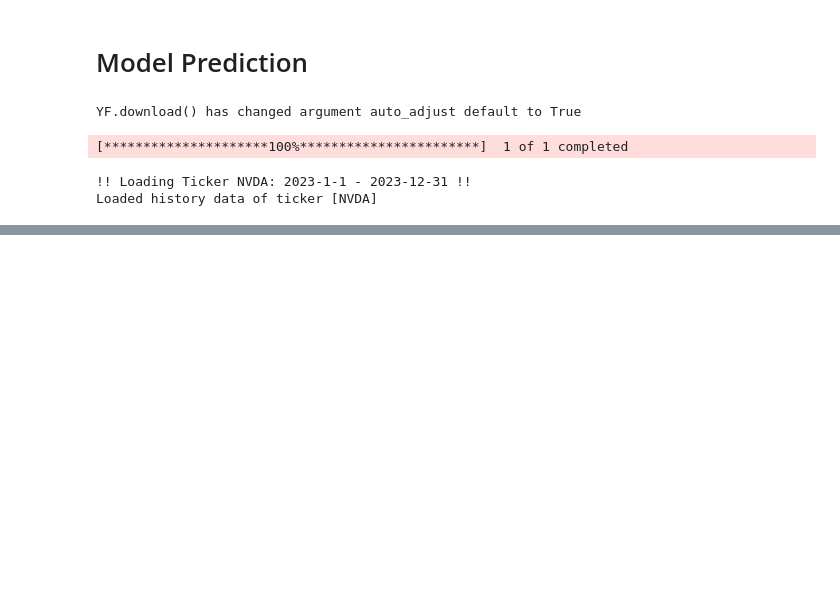
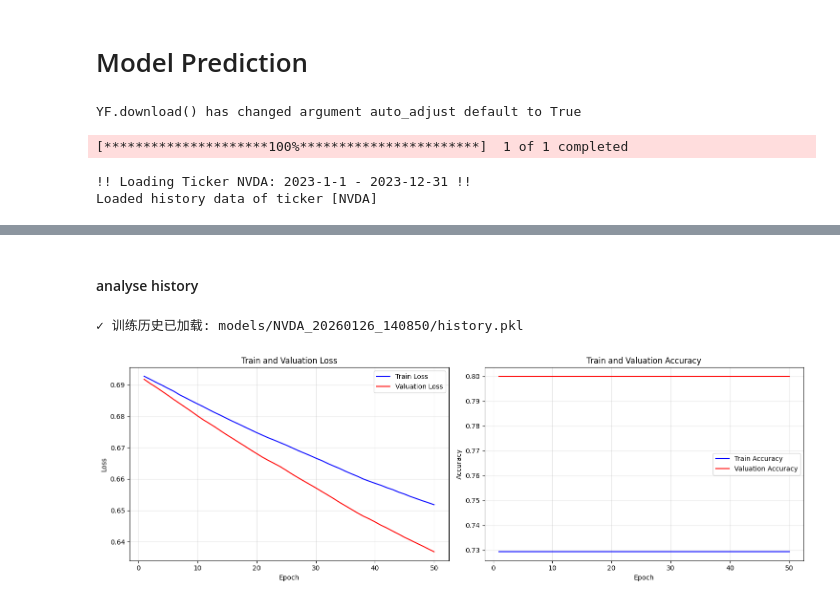
Before and after one commit to hoffmany169/stock-ai, a Jupyter notebook: predict.ipynb, the cells around one changed output, grey strips where cells are left out. Cells and saved outputs as stored; diff of their text form; code cells hidden in the pictures; blank space fills up the shorter version.

Commit message:
fix modelIO, select_stock; add train_history_anlyser;

```diff
--- a/predict.ipynb
+++ b/predict.ipynb
@@ -227,0 +46,2 @@ def visual_predict_result(predict_prices, actual_prices=None):
+# %%
+ss.train_model()
@@ -227,0 +69,7 @@ def visual_predict_result(predict_prices, actual_prices=None):
+# %%
+import importlib
+import ModelIO
+from ModelIO import ModelSaverLoader
+## only one module is reload
+importlib.reload(ModelIO)
+mio = ModelSaverLoader('models', sm.ticker_symbol)
@@ -227,0 +84,13 @@ def visual_predict_result(predict_prices, actual_prices=None):
+# %%
+from stockDefine import MODEL_TRAIN_DATA
+mio.set_model_train_data(MODEL_TRAIN_DATA.model, sm.model)
+mio.set_model_train_data(MODEL_TRAIN_DATA.scaler, ss.scaler)
+mio.set_model_train_data(MODEL_TRAIN_DATA.parameters, ss.create_model_parameters())
+readme = mio.create_readme()
+mio.set_model_train_data(MODEL_TRAIN_DATA.readme, readme)
+mio.set_model_train_data(MODEL_TRAIN_DATA.train_history, ss.train_history)
+mio.set_model_train_data(MODEL_TRAIN_DATA.performance, ss.performance)
+mio.set_model_train_data(MODEL_TRAIN_DATA.model_summary, ss.get_model_summary())
+
+#print(mio._model_train_data[MODEL_TRAIN_DATA.model_summary])
+#print(mio._model_train_data[MODEL_TRAIN_DATA.train_history].history.keys())
@@ -227,0 +122,4 @@ def visual_predict_result(predict_prices, actual_prices=None):
+# %%
+mio.save_model_mode = False
+#mio.load_train_data(MODEL_TRAIN_DATA.readme)
+#print(mio.get_model_train_data(MODEL_TRAIN_DATA.readme))
@@ -227,0 +134,15 @@ def visual_predict_result(predict_prices, actual_prices=None):
+# %% [markdown]
+#### analyse history
+# %%
+import train_history_analyser
+import importlib
+importlib.reload(train_history_analyser)
+mio.load_train_data(MODEL_TRAIN_DATA.train_history)
+tha = train_history_analyser.TrainHistoryAnalyser(sm.ticker_symbol,
+                                                  mio.get_model_train_data(MODEL_TRAIN_DATA.train_history))
+# tha.inspect_history()
+# tha.analyze_training_performance()
+tha.plot_training_history()
+# %% [output]
+✓ 训练历史已加载: models/NVDA_20260126_140850/history.pkl
+[figure, added]
```
Also changed, not shown: parts of 24 cells of this notebook, 6 other files.
